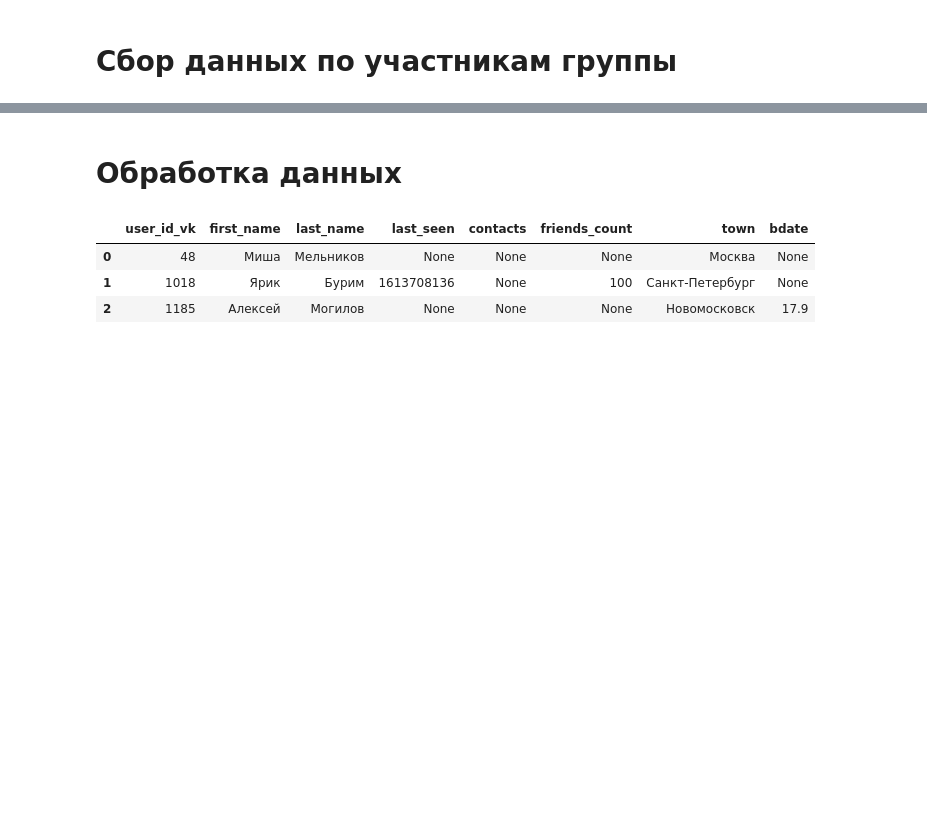
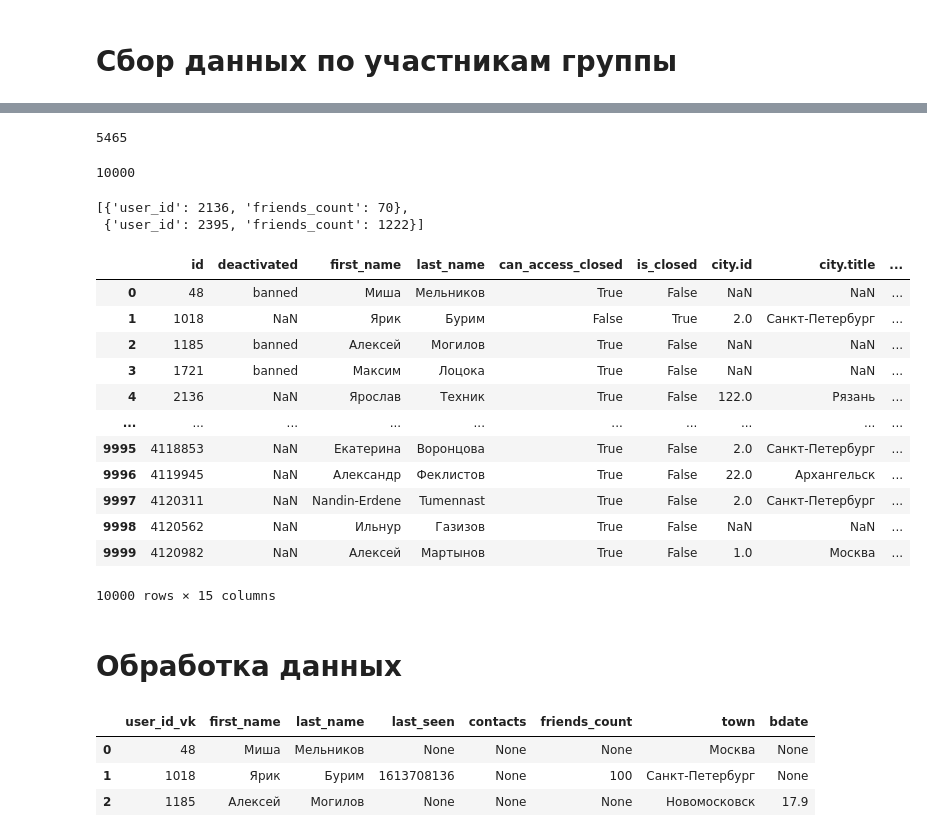
Before and after one commit to Lerrale/VK_API_ClickHouse, a Jupyter notebook: Test_task.ipynb, the cells around one changed output, grey strips where cells are left out. Cells and saved outputs as stored; diff of their text form; code cells hidden in the pictures; blank space fills up the shorter version.

```diff
--- a/Test_task.ipynb
+++ b/Test_task.ipynb
@@ -183,3 +20,0 @@ friends_data = friends_1 + friends_2
-# %%
- # Переводим данные в табличный вид
-df_friends = pd.DataFrame(friends_data)
@@ -188,2 +20,0 @@ df_friends = df_friends.drop_duplicates()
-# %%
-df = pd.merge(df_without_friends, df_friends, left_on='id', right_on='user_id', how='left')
@@ -189,0 +284,2 @@ df = pd.merge(df_without_friends, df_friends, left_on='id', right_on='user_id',
+# %%
+members = GroupMembers(GROUPID)
@@ -189,0 +313,4 @@ df = pd.merge(df_without_friends, df_friends, left_on='id', right_on='user_id',
+# %%
+len(members.friends)
+# %% [output]
+5465
@@ -190,3 +322,31 @@ df = pd.merge(df_without_friends, df_friends, left_on='id', right_on='user_id',
+# %%
+len(members.friends)
+# %% [output]
+10000
+# %%
+members.friends[:2]
+# %% [output]
+[{'user_id': 2136, 'friends_count': 70},
+ {'user_id': 2395, 'friends_count': 1222}]
+# %%
+# получаем датафрейм в котором содержатся все необходимые данные
+df = members.merge_data()
+# %%
+df
+# %% [output]
+|  | id | deactivated | first_name | last_name | can_access_closed | is_closed | city.id | city.title | ... |
+| 0 | 48 | banned | Миша | Мельников | True | False | NaN | NaN | ... |
+| 1 | 1018 | NaN | Ярик | Бурим | False | True | 2.0 | Санкт-Петербург | ... |
+| 2 | 1185 | banned | Алексей | Могилов | True | False | NaN | NaN | ... |
+| 3 | 1721 | banned | Максим | Лоцока | True | False | NaN | NaN | ... |
+| 4 | 2136 | NaN | Ярослав | Техник | True | False | 122.0 | Рязань | ... |
+| ... | ... | ... | ... | ... | ... | ... | ... | ... | ... |
+| 9995 | 4118853 | NaN | Екатерина | Воронцова | True | False | 2.0 | Санкт-Петербург | ... |
+| 9996 | 4119945 | NaN | Александр | Феклистов | True | False | 22.0 | Архангельск | ... |
+| 9997 | 4120311 | NaN | Nandin-Erdene | Tumennast | True | False | 2.0 | Санкт-Петербург | ... |
+| 9998 | 4120562 | NaN | Ильнур | Газизов | True | False | NaN | NaN | ... |
+| 9999 | 4120982 | NaN | Алексей | Мартынов | True | False | 1.0 | Москва | ... |
+10000 rows × 15 columns
 # %% [markdown]
 # Обработка данных
 # %%
```
Also changed, not shown: parts of 37 cells of this notebook.
